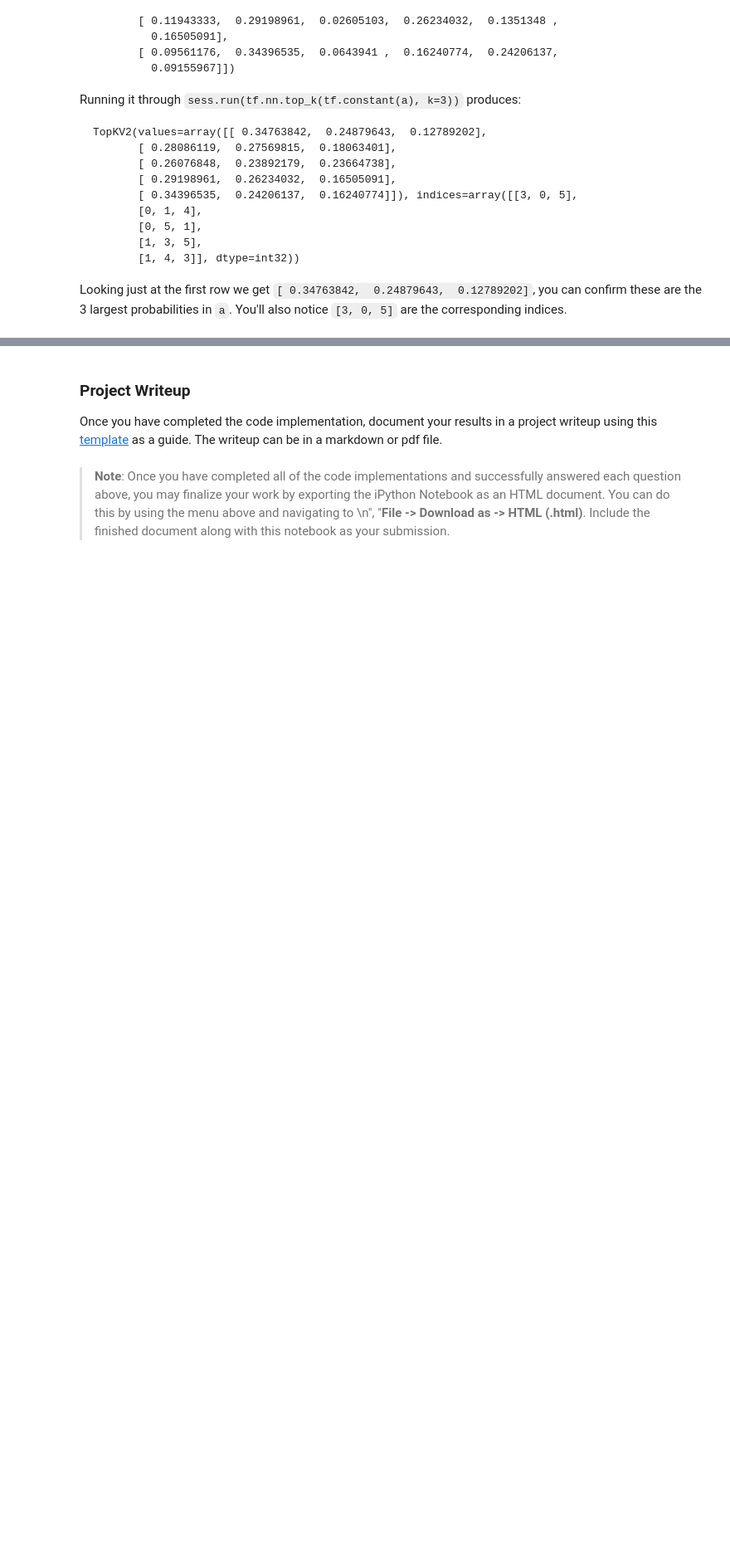
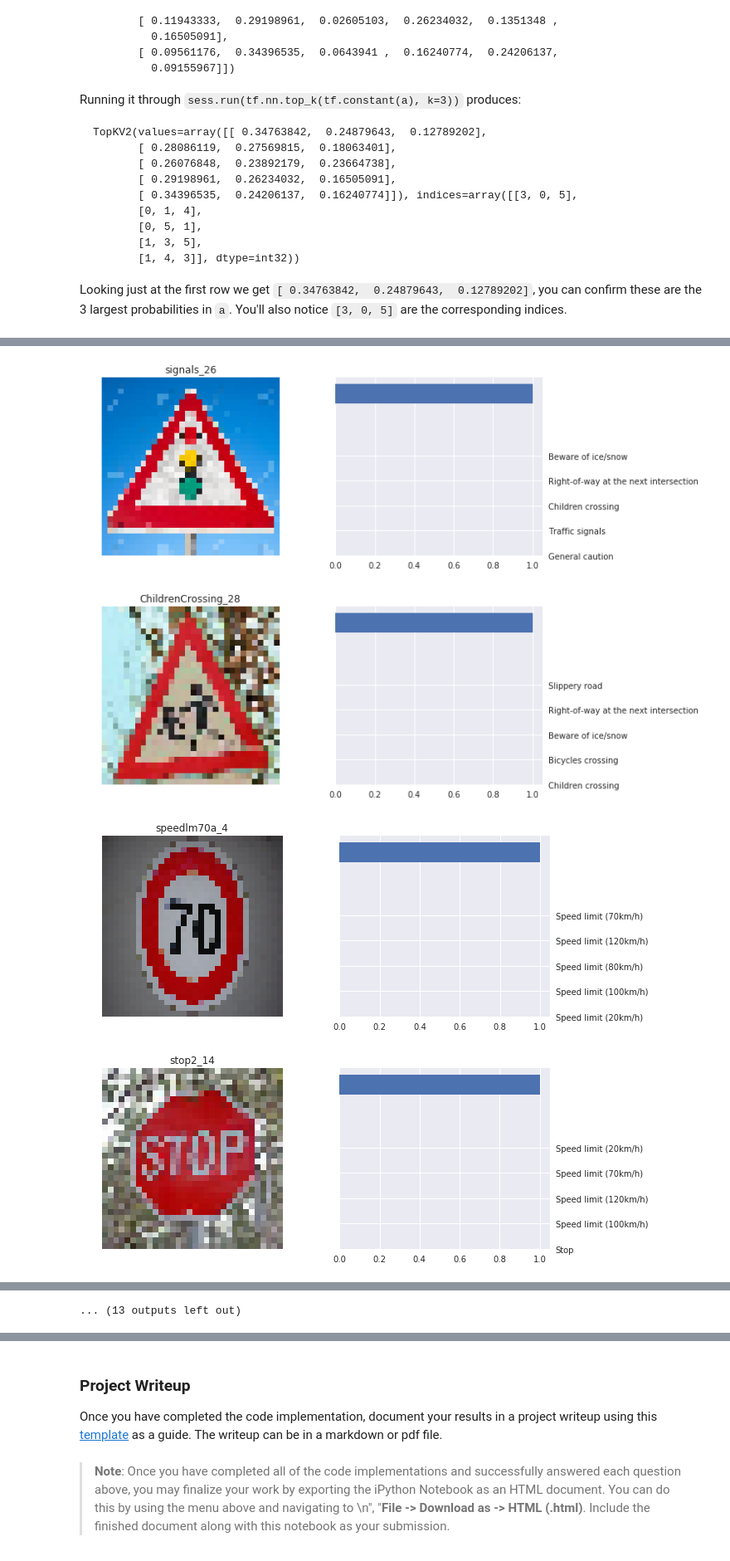
Before and after one commit to scrambleegg7/SelfCar, a Jupyter notebook: CarND-Traffic-Sign-Classifier-Project/Traffic_Sign_Classifier_v1.ipynb, the cells around one changed output, grey strips where cells are left out. Shown at 83% size. Cells and saved outputs as stored; diff of their text form; code cells hidden in the pictures; blank space fills up the shorter version.

Commit message:
CarND Traffic Sign Project Write Up Jupiter

```diff
--- a/CarND-Traffic-Sign-Classifier-Project/Traffic_Sign_Classifier_v1.ipynb
+++ b/CarND-Traffic-Sign-Classifier-Project/Traffic_Sign_Classifier_v1.ipynb
@@ -1326,19 +1299,13 @@ len(download_images)
 print("-" * 30)
 print("    show prediction against downloaded traffic sign board...")
 
-
+baseDir = "./model"
 with tf.Session() as sess:
-    init_op = tf.group(tf.global_variables_initializer(),
-                   tf.local_variables_initializer())
-    sess.run(init_op)
-    save_path = os.path.join(baseDir,"lenet-31")
+    #init_op = tf.group(tf.global_variables_initializer(),
+    #               tf.local_variables_initializer())
+    #sess.run(init_op)
+    save_path = os.path.join(baseDir,"lenet2-31")
     saver.restore(sess,save_path )
-
-    #EPOCH = 64
-    BATCH_SIZE = 64
-    length_train_data = sign_image.train_data_length()
-    length_valid_data = sign_image.valid_data_length()
-    length_test_data = sign_image.test_data_length()
 
     acc = []
     for fname, img in sorted(download_images.items(), key=lambda x:x[0]):
@@ -1469,17 +1392,17 @@ print("-" * 30)
 print("    show Top 5 Softmax probabilties ...")
 print("-" * 30)
 
-
+baseDir = "./model"
 #graph = tf.Graph()
 #with graph.as_default() as g:
-saver = tf.train.Saver()  # Gets all variables in `graph`.
+#saver = tf.train.Saver()  # Gets all variables in `graph`.
 
 with tf.Session() as sess:
     init_op = tf.group(tf.global_variables_initializer(),
                    tf.local_variables_initializer())
     sess.run(init_op)
-    #saver = tf.train.import_meta_graph( os.path.join(  baseDir,"lenet-31.meta")  )
-    save_path = os.path.join(baseDir,"lenet-31")
+    saver = tf.train.import_meta_graph( os.path.join(  baseDir,"lenet2-31.meta")  )
+    save_path = os.path.join(baseDir,"lenet2-31")
 
     ckpt = tf.train.get_checkpoint_state(baseDir)
     if ckpt and ckpt.model_checkpoint_path:
@@ -1530,0 +1456,24 @@ with tf.Session() as sess:
+# %%
+#for i in range(40):
+TOP_K = 5
+for i, (name,image) in enumerate(download_colored_images.items() ):
+
+    fig, (axL, axR) = plt.subplots(ncols=2, figsize=(10,4))
+    axL.imshow(image)
+    axL.axis('off')
+    axL.set_title(name)
+
+    top5_values = top5_probs[name]
+    top5_signlabels = top5_labels[name]
+    axR.barh(6-np.arange(5)+.5,top5_values, align='center')
+    axR.set_yticks(range(TOP_K))
+    axR.set_yticklabels( top5_signlabels)
+    axR.tick_params(labelleft='off' , labelright='on')
+
+
+    plt.show();
+# %% [output]
+[figure, added]
+[figure, added]
+[figure, added]
+[figure, added]
@@ -1530,0 +1488 @@ with tf.Session() as sess:
+... (13 outputs left out)
```
Also changed, not shown: parts of 28 cells of this notebook, 1 other file.
